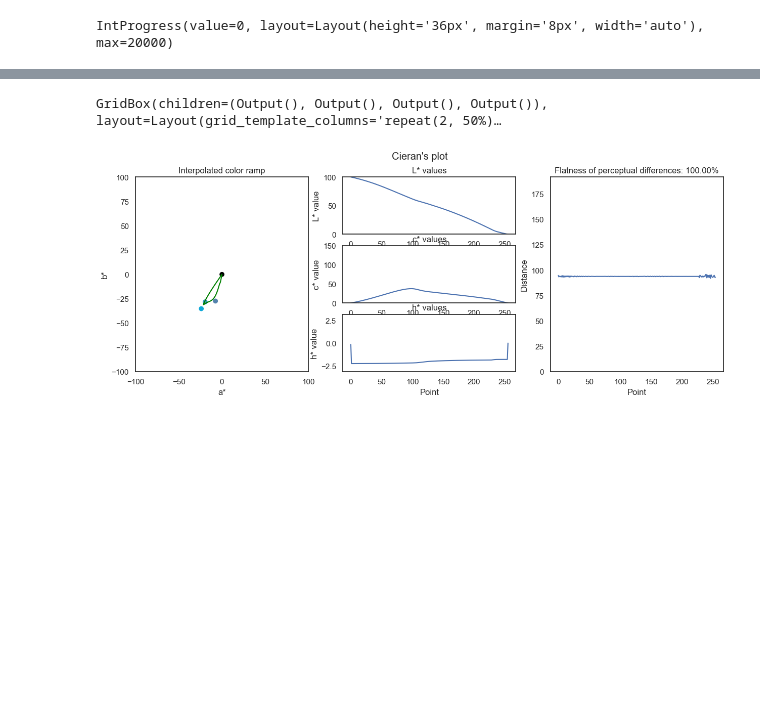
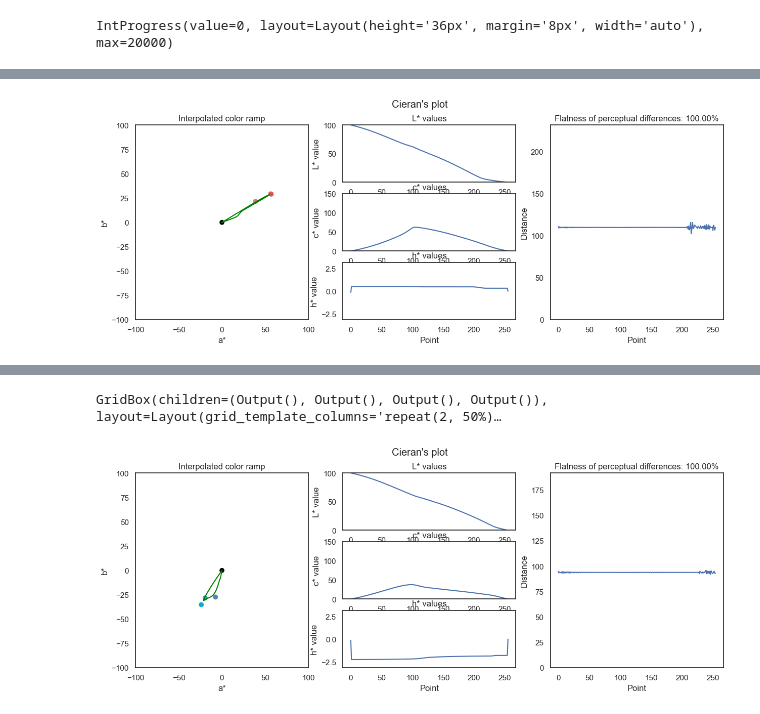
Before and after one commit to matthhong/cieran, a Jupyter notebook: example.ipynb, the cells around one changed output, grey strips where cells are left out. Saved outputs shown, nothing was run; the diff lists cells and outputs as text; code cells hidden in the pictures; blank space fills up the shorter version.

```diff
--- a/example.ipynb
+++ b/example.ipynb
@@ -36,3 +49,7 @@ cie.
+# %%
+cie._search_result.plot_all()
+# %% [output]
+[figure, added]
 # %%
 top = cie.search_result()
 draw_kde(top)
```
Also changed, not shown: parts of 8 cells of this notebook, 2 other files.
